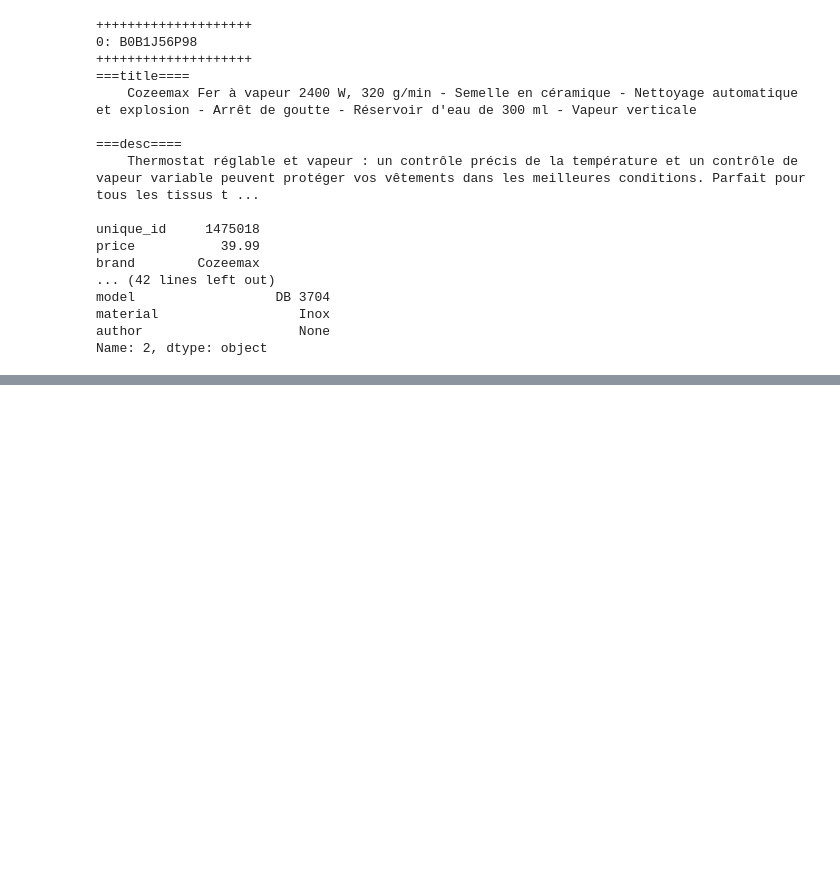
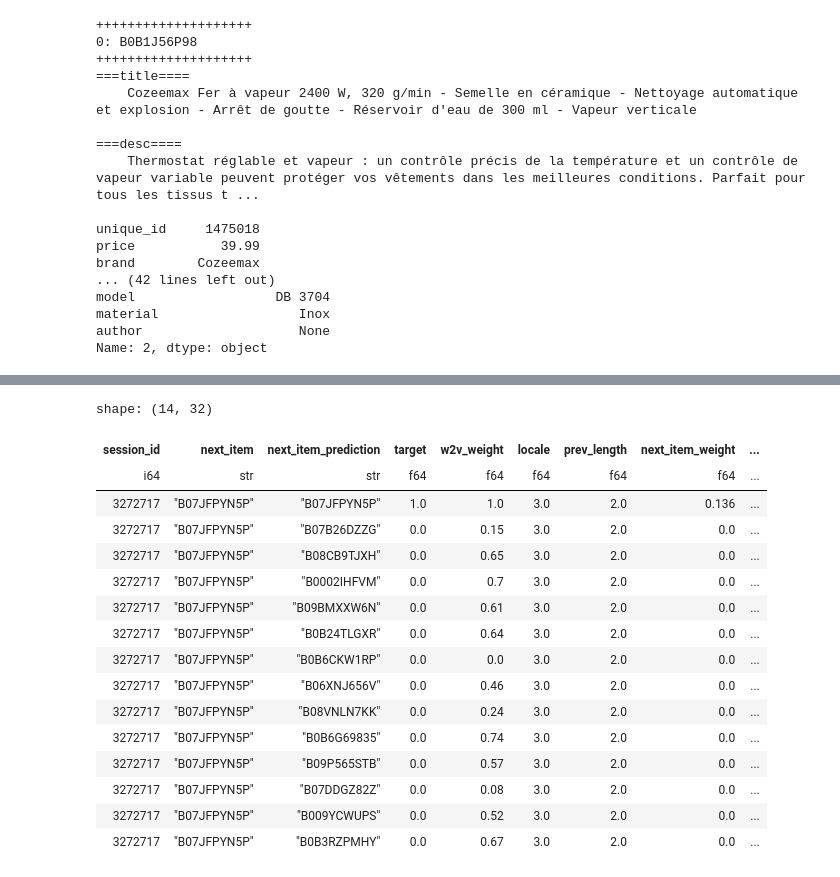
Before and after one commit to xiaoye-hua/Amazon_KDD_Cup_2023, a Jupyter notebook: notebooks/task2_3_ranker.ipynb, the cells around one changed output, grey strips where cells are left out. Saved outputs shown, nothing was run; the diff lists cells and outputs as text; code cells hidden in the pictures; blank space fills up the shorter version.

```diff
--- a/notebooks/task2_3_ranker.ipynb
+++ b/notebooks/task2_3_ranker.ipynb
@@ -1004,0 +1199,2 @@ Name: 2, dtype: object
+# %%
+session_id = 3272717
@@ -1004,0 +1219,20 @@ Name: 2, dtype: object
+# %%
+train_candidates.filter(pl.col('session_id')==session_id).collect()
+# %% [output]
+shape: (14, 32)
+| session_id | next_item | next_item_prediction | target | w2v_weight | locale | prev_length | next_item_weight | ... |
+| i64 | str | str | f64 | f64 | f64 | f64 | f64 | ... |
+| 3272717 | "B07JFPYN5P" | "B07JFPYN5P" | 1.0 | 1.0 | 3.0 | 2.0 | 0.136 | ... |
+| 3272717 | "B07JFPYN5P" | "B07B26DZZG" | 0.0 | 0.15 | 3.0 | 2.0 | 0.0 | ... |
+| 3272717 | "B07JFPYN5P" | "B08CB9TJXH" | 0.0 | 0.65 | 3.0 | 2.0 | 0.0 | ... |
+| 3272717 | "B07JFPYN5P" | "B0002IHFVM" | 0.0 | 0.7 | 3.0 | 2.0 | 0.0 | ... |
+| 3272717 | "B07JFPYN5P" | "B09BMXXW6N" | 0.0 | 0.61 | 3.0 | 2.0 | 0.0 | ... |
+| 3272717 | "B07JFPYN5P" | "B0B24TLGXR" | 0.0 | 0.64 | 3.0 | 2.0 | 0.0 | ... |
+| 3272717 | "B07JFPYN5P" | "B0B6CKW1RP" | 0.0 | 0.0 | 3.0 | 2.0 | 0.0 | ... |
+| 3272717 | "B07JFPYN5P" | "B06XNJ656V" | 0.0 | 0.46 | 3.0 | 2.0 | 0.0 | ... |
+| 3272717 | "B07JFPYN5P" | "B08VNLN7KK" | 0.0 | 0.24 | 3.0 | 2.0 | 0.0 | ... |
+| 3272717 | "B07JFPYN5P" | "B0B6G69835" | 0.0 | 0.74 | 3.0 | 2.0 | 0.0 | ... |
+| 3272717 | "B07JFPYN5P" | "B09P565STB" | 0.0 | 0.57 | 3.0 | 2.0 | 0.0 | ... |
+| 3272717 | "B07JFPYN5P" | "B07DDGZ82Z" | 0.0 | 0.08 | 3.0 | 2.0 | 0.0 | ... |
+| 3272717 | "B07JFPYN5P" | "B009YCWUPS" | 0.0 | 0.52 | 3.0 | 2.0 | 0.0 | ... |
+| 3272717 | "B07JFPYN5P" | "B0B3RZPMHY" | 0.0 | 0.67 | 3.0 | 2.0 | 0.0 | ... |
```
Also changed, not shown: parts of 71 cells of this notebook, 8 other files.
